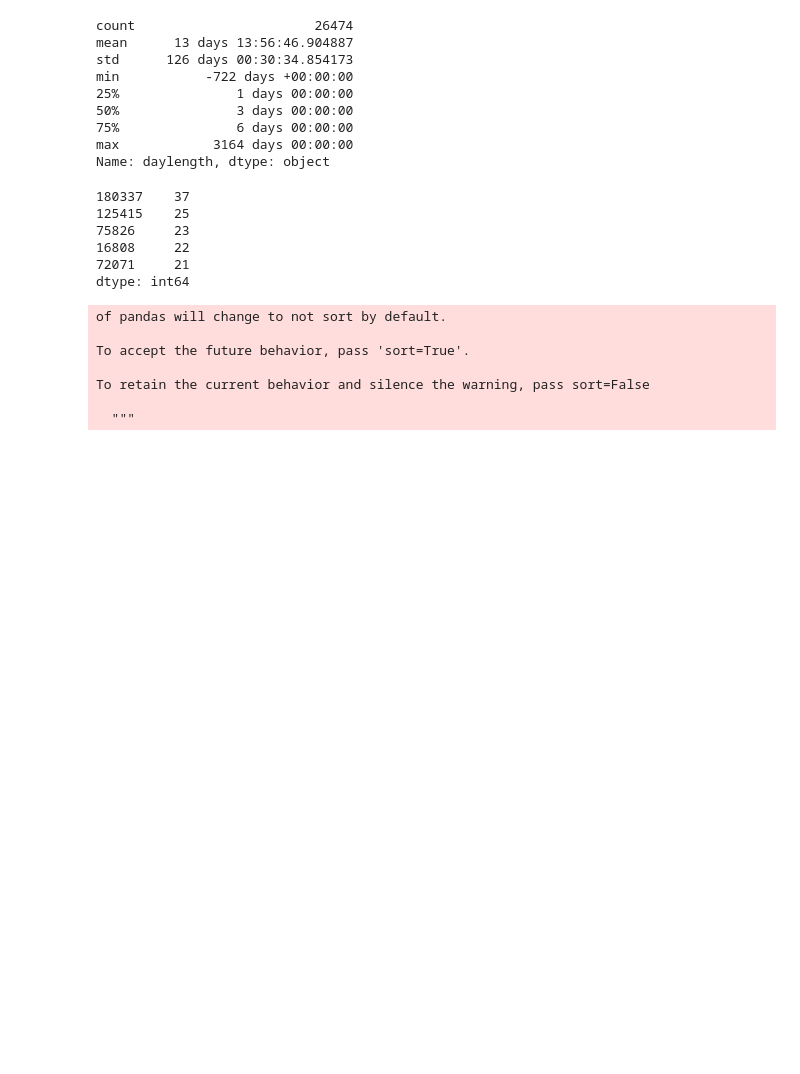
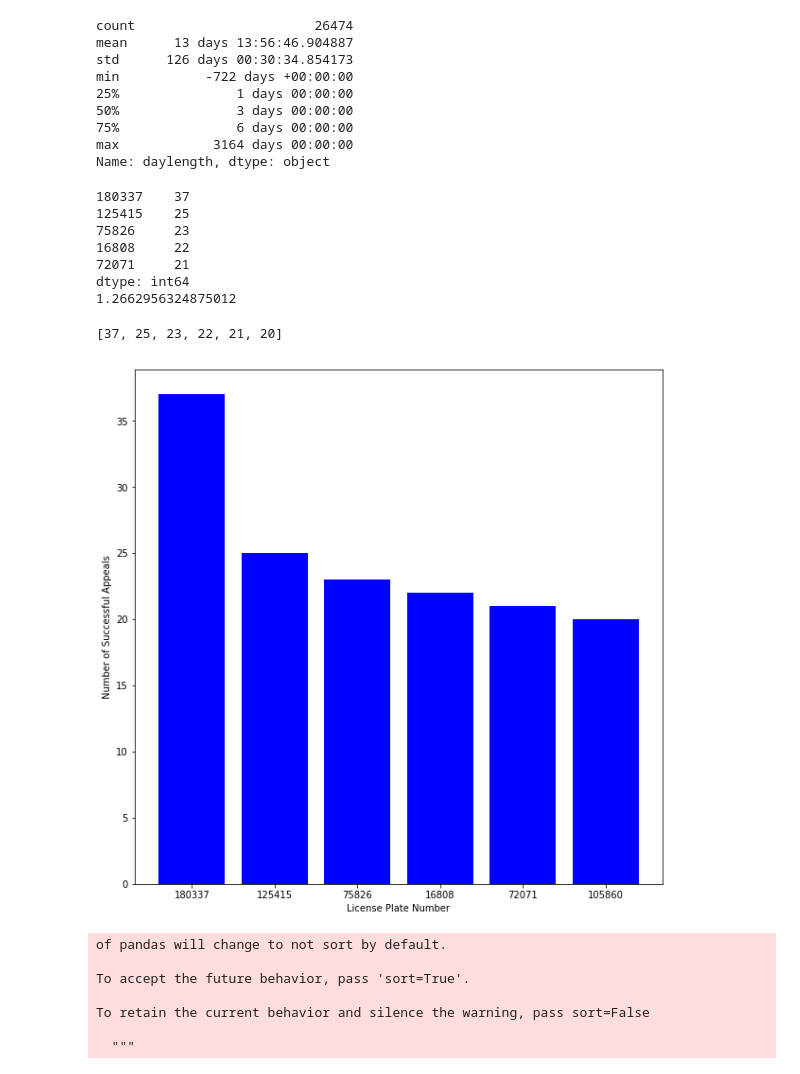
Before and after one commit to andrewbovey/Charlottesville-Parking-Tickets, a Jupyter notebook: Appeal_Data_Exploration.ipynb, the cells around one changed output. Cells and saved outputs as stored; diff of their text form; code cells hidden in the pictures; blank space fills up the shorter version.

```diff
--- a/Appeal_Data_Exploration.ipynb
+++ b/Appeal_Data_Exploration.ipynb
@@ -240,7 +240,9 @@ Name: daylength, dtype: object
 #create dataframe from granted, value count by license plate
 successful = tickets[(tickets['AppealStatus'] == 'granted')]
 successfulcount = pd.value_counts(successful['LicensePlateAnon'].values, sort=True)
-successfulcount.head()
+successfulmean = successfulcount.mean()
+print(successfulcount.head())
+print(successfulmean)
 # %% [output]
 180337    37
 125415    25
@@ -248,6 +250,28 @@ successfulcount.head()
 16808     22
 72071     21
 dtype: int64
+1.2662956324875012
+# %%
+plot1 = successfulcount[:6]
+ind2 = plot1.index.values
+plot1 = plot1.tolist()
+#plot1.append(0)
+#plot1.append(successfulmean)
+print(plot1)
+
+indstr = [str(x) for x in ind2]
+#indstr.append('')
+#indstr.append("avg")
+#ind2 = ["one", 'two', 'three', 'four', 'five', 'six']
+fig2, ax2 = plt.subplots()
+ax2.bar(indstr,plot1,  align='center',
+        color='blue')
+ax2.set_xlabel('License Plate Number')
+ax2.set_ylabel('Number of Successful Appeals')
+plt.rcParams['figure.figsize'] = [10, 10]
+# %% [output]
+[37, 25, 23, 22, 21, 20]
+[figure, added]
 # %%
 #percent appealed by year
 
```
Also changed, not shown: parts of 6 cells of this notebook.
